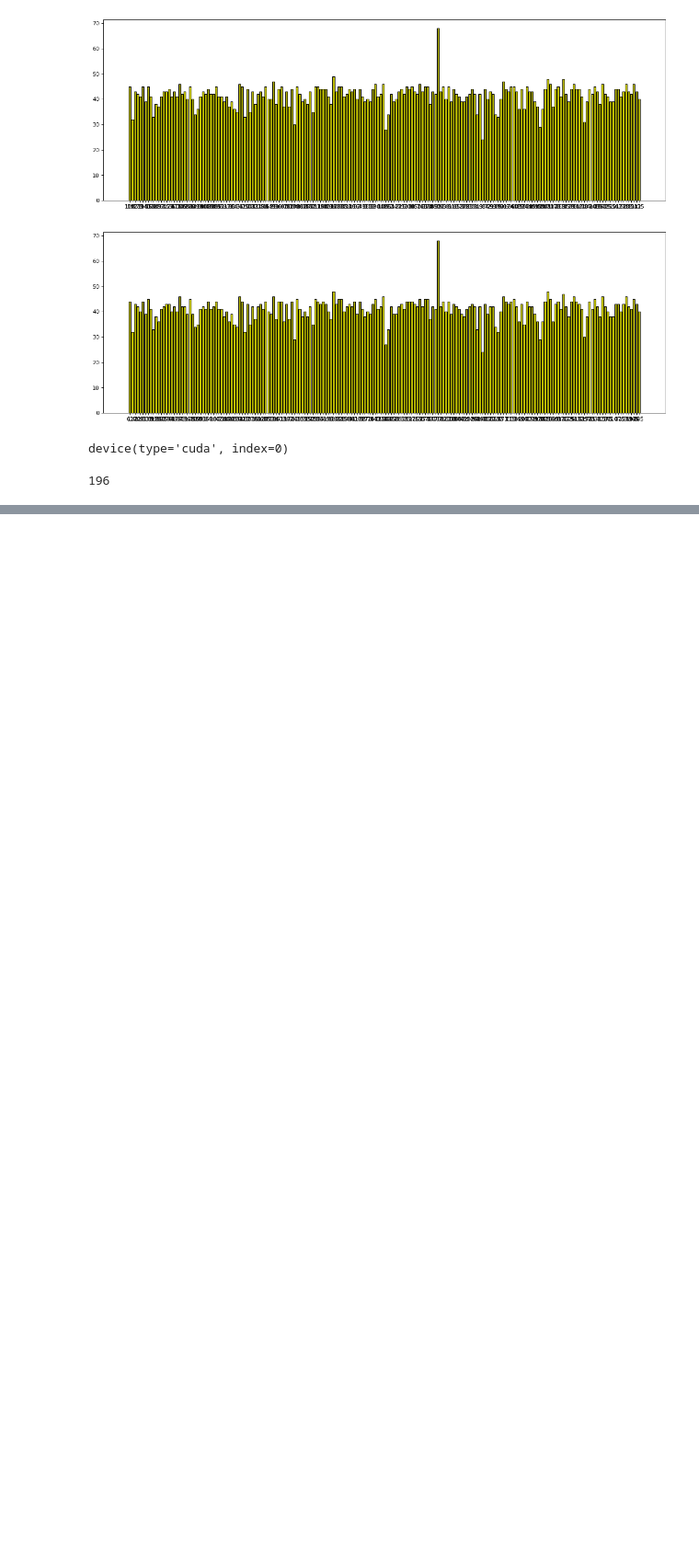
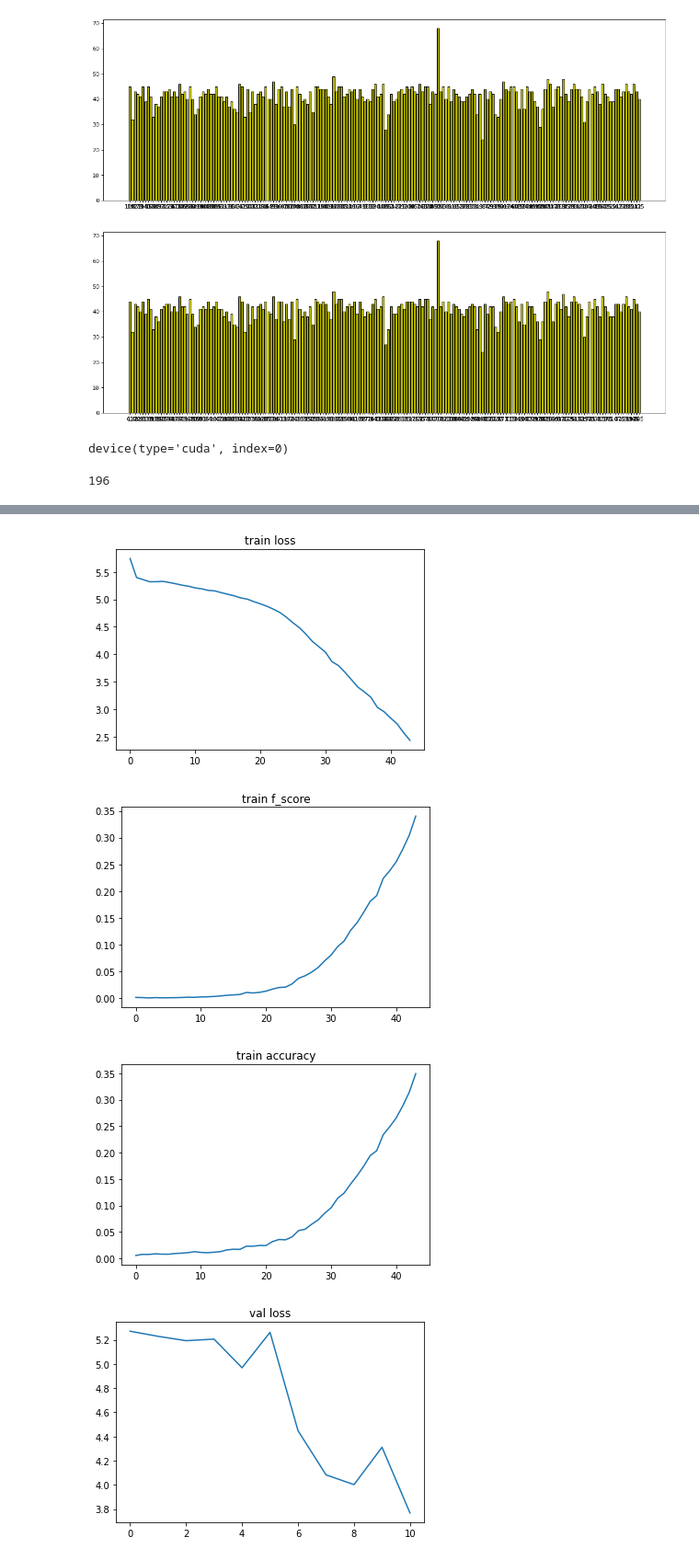
Before and after one commit to proshian/DNN_course, a Jupyter notebook: lab1/pytorch_implementations/resnet-adam-vs-adabound.ipynb, the cells around one changed output, grey strips where cells are left out. Shown at 92% size. Saved outputs shown, nothing was run; the diff lists cells and outputs as text; code cells hidden in the pictures; blank space fills up the shorter version.

```diff
--- a/lab1/pytorch_implementations/resnet-adam-vs-adabound.ipynb
+++ b/lab1/pytorch_implementations/resnet-adam-vs-adabound.ipynb
@@ -588,0 +553,23 @@ val loss: 4.8695, f_score: 0.1680, accuracy: 0.16913319238900634
+# %%
+# Pytorch official implementation + Adabound
+
+torch_resnet101 = resnet101_torch(n_classes).to(device)
+
+adabound_torch = AdaBound(torch_resnet101.parameters(), lr = 0.001)
+
+torch_history_AdaBound = {
+    "train": {
+        "loss": [],
+        "f_score": [],
+        "accuracy": [],
+    },
+    "val": {
+        "loss": [],
+        "f_score": [],
+        "accuracy": [],
+    }
+}
+
+experiment_name = "torch_resnet_adabound"
+# %%
+train_and_val(torch_resnet101, adabound_torch, torch_history_AdaBound, experiment_name, n_train_epoches_in_iter = 4, n_iters = 10)
@@ -588,0 +619,13 @@ val loss: 4.8695, f_score: 0.1680, accuracy: 0.16913319238900634
+# %%
+with open('torch_history_AdaBound.pickle', 'wb') as f:
+    pickle.dump(torch_history_AdaBound, f)
+
+with open('torch_history_AdaBound.pickle', 'rb') as f:
+    torch_history_AdaBound = pickle.load(f)
+# %%
+polt_history(torch_history_AdaBound)
+# %% [output]
+[figure, added]
+[figure, added]
+[figure, added]
+[figure, added]
```
Also changed, not shown: parts of 48 cells of this notebook, 5 other files.
